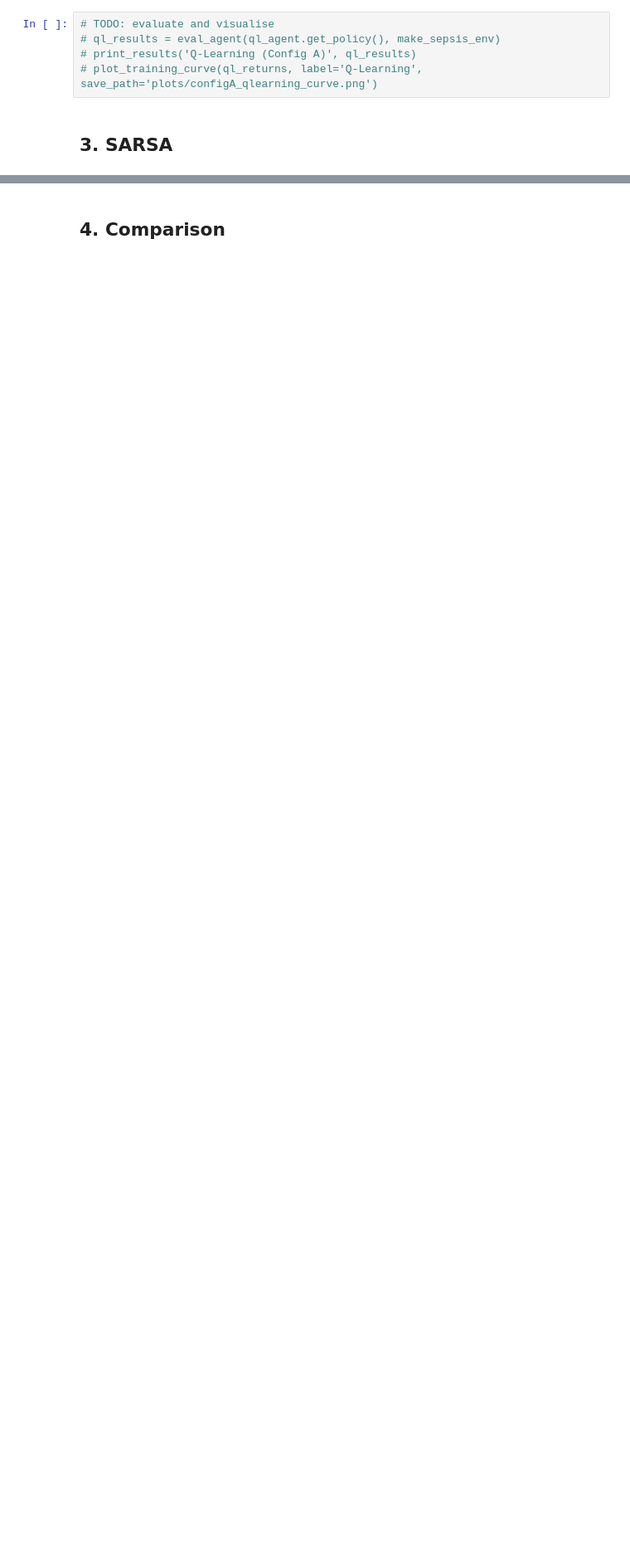
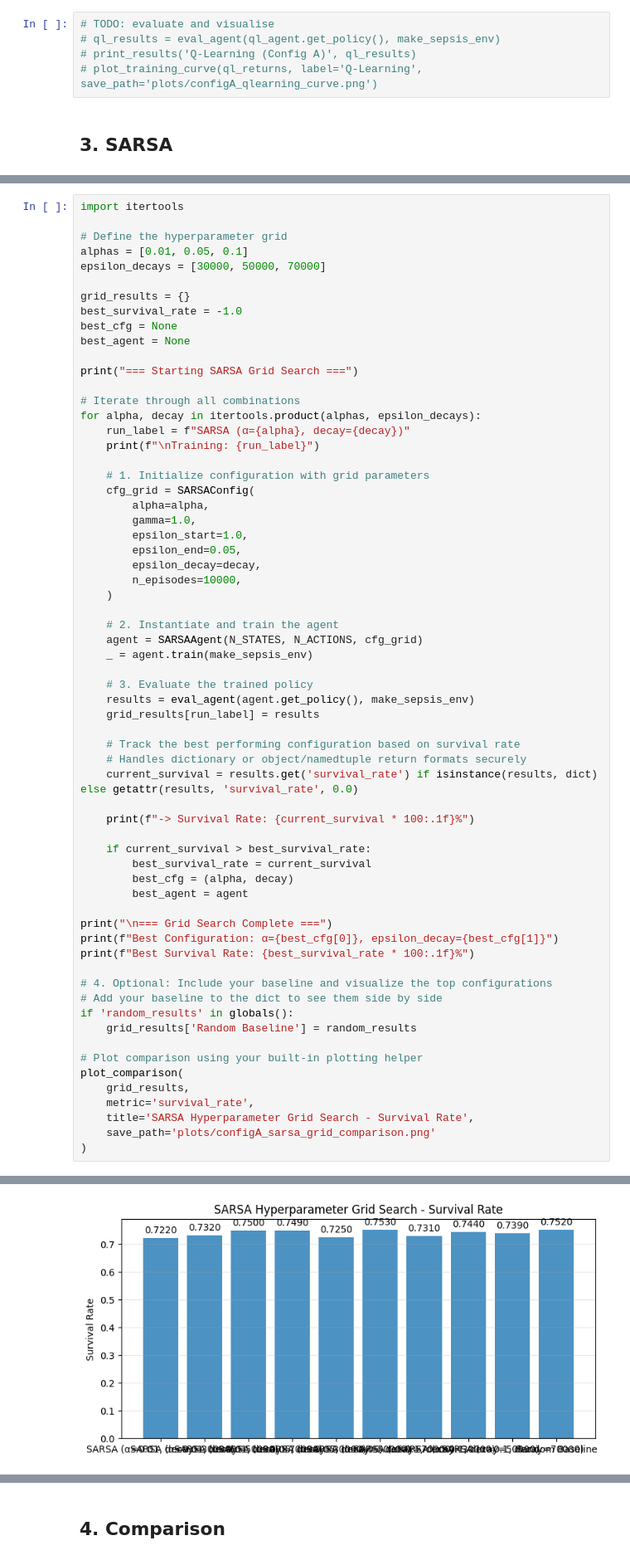
Before and after one commit to Mehmet1700/reinforcement-learning-project, a Jupyter notebook: notebooks/01_config_a_tabular.ipynb, the cells around one changed output, grey strips where cells are left out. Shown at 83% size. Drawn from its saved outputs; the diff is of its cells as text; blank space fills up the shorter version.

```diff
--- a/notebooks/01_config_a_tabular.ipynb
+++ b/notebooks/01_config_a_tabular.ipynb
@@ -72,0 +123,65 @@ sarsa_agent = SARSAAgent(N_STATES, N_ACTIONS, cfg_sarsa)
+# %%
+import itertools
+
+# Define the hyperparameter grid
+alphas = [0.01, 0.05, 0.1]
+epsilon_decays = [30000, 50000, 70000]
+
+grid_results = {}
+best_survival_rate = -1.0
+best_cfg = None
+best_agent = None
+
+print("=== Starting SARSA Grid Search ===")
+
+# Iterate through all combinations
+for alpha, decay in itertools.product(alphas, epsilon_decays):
+    run_label = f"SARSA (α={alpha}, decay={decay})"
+    print(f"\nTraining: {run_label}")
+
+    # 1. Initialize configuration with grid parameters
+    cfg_grid = SARSAConfig(
+        alpha=alpha,
+        gamma=1.0,
+        epsilon_start=1.0,
+        epsilon_end=0.05,
+        epsilon_decay=decay,
+        n_episodes=10000,
+    )
+
+    # 2. Instantiate and train the agent
+    agent = SARSAAgent(N_STATES, N_ACTIONS, cfg_grid)
+    _ = agent.train(make_sepsis_env)
+
+    # 3. Evaluate the trained policy
+    results = eval_agent(agent.get_policy(), make_sepsis_env)
+    grid_results[run_label] = results
+
+    # Track the best performing configuration based on survival rate
+    # Handles dictionary or object/namedtuple return formats securely
+    current_survival = results.get('survival_rate') if isinstance(results, dict) else getattr(results, 'survival_rate', 0.0)
+
+    print(f"-> Survival Rate: {current_survival * 100:.1f}%")
+
+    if current_survival > best_survival_rate:
+        best_survival_rate = current_survival
+        best_cfg = (alpha, decay)
+        best_agent = agent
+
+print("\n=== Grid Search Complete ===")
+print(f"Best Configuration: α={best_cfg[0]}, epsilon_decay={best_cfg[1]}")
+print(f"Best Survival Rate: {best_survival_rate * 100:.1f}%")
+
+# 4. Optional: Include your baseline and visualize the top configurations
+# Add your baseline to the dict to see them side by side
+if 'random_results' in globals():
+    grid_results['Random Baseline'] = random_results
+
+# Plot comparison using your built-in plotting helper
+plot_comparison(
+    grid_results,
+    metric='survival_rate',
+    title='SARSA Hyperparameter Grid Search - Survival Rate',
+    save_path='plots/configA_sarsa_grid_comparison.png'
+)
+# %% [output]
@@ -72,0 +206 @@ sarsa_agent = SARSAAgent(N_STATES, N_ACTIONS, cfg_sarsa)
+[figure, added]
```
Also changed, not shown: parts of 8 cells of this notebook, 1 other file.
